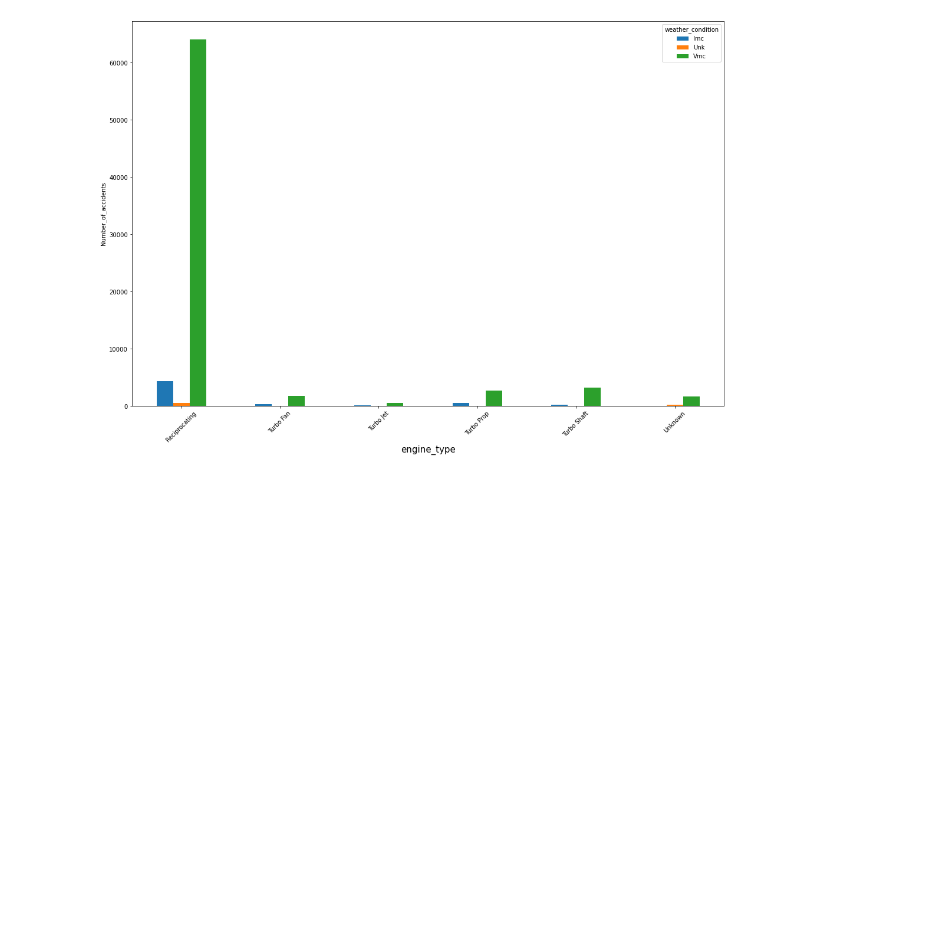
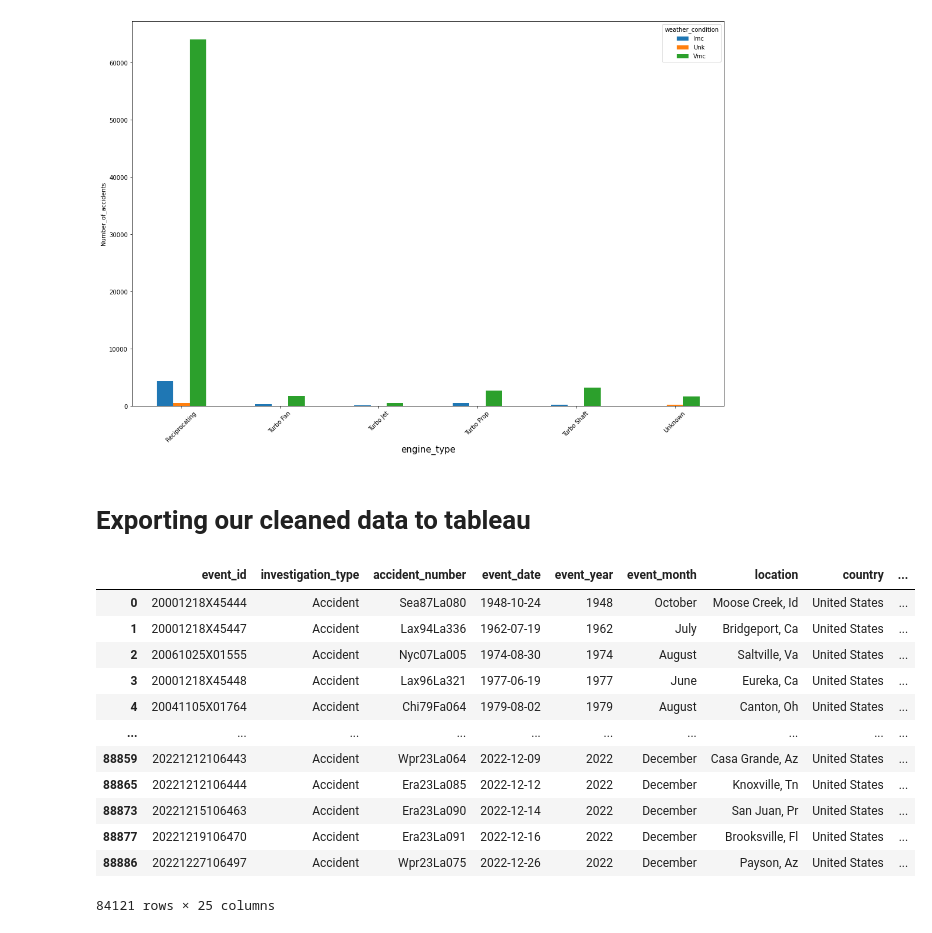
Before and after one commit to stephenmungai/phase1_project, a Jupyter notebook: index.ipynb, the cells around one changed output. Saved outputs shown, nothing was run; the diff lists cells and outputs as text; code cells hidden in the pictures; blank space fills up the shorter version.

Commit message:
exported cleaned data

```diff
--- a/index.ipynb
+++ b/index.ipynb
@@ -1336,3 +1302,21 @@ ax.set_ylabel('Number_of_accidents')
 plt.show();
 # %% [output]
 [figure]
+# %% [markdown]
+# Exporting our cleaned data to tableau
+# %%
+cleaned_aviation_data_df
+# %% [output]
+|  | event_id | investigation_type | accident_number | event_date | event_year | event_month | location | country | ... |
+| 0 | 20001218X45444 | Accident | Sea87La080 | 1948-10-24 | 1948 | October | Moose Creek, Id | United States | ... |
+| 1 | 20001218X45447 | Accident | Lax94La336 | 1962-07-19 | 1962 | July | Bridgeport, Ca | United States | ... |
+| 2 | 20061025X01555 | Accident | Nyc07La005 | 1974-08-30 | 1974 | August | Saltville, Va | United States | ... |
+| 3 | 20001218X45448 | Accident | Lax96La321 | 1977-06-19 | 1977 | June | Eureka, Ca | United States | ... |
+| 4 | 20041105X01764 | Accident | Chi79Fa064 | 1979-08-02 | 1979 | August | Canton, Oh | United States | ... |
+| ... | ... | ... | ... | ... | ... | ... | ... | ... | ... |
+| 88859 | 20221212106443 | Accident | Wpr23La064 | 2022-12-09 | 2022 | December | Casa Grande, Az | United States | ... |
+| 88865 | 20221212106444 | Accident | Era23La085 | 2022-12-12 | 2022 | December | Knoxville, Tn | United States | ... |
+| 88873 | 20221215106463 | Accident | Era23La090 | 2022-12-14 | 2022 | December | San Juan, Pr | United States | ... |
+| 88877 | 20221219106470 | Accident | Era23La091 | 2022-12-16 | 2022 | December | Brooksville, Fl | United States | ... |
+| 88886 | 20221227106497 | Accident | Wpr23La075 | 2022-12-26 | 2022 | December | Payson, Az | United States | ... |
+84121 rows × 25 columns
```
Also changed, not shown: parts of 10 cells of this notebook.
